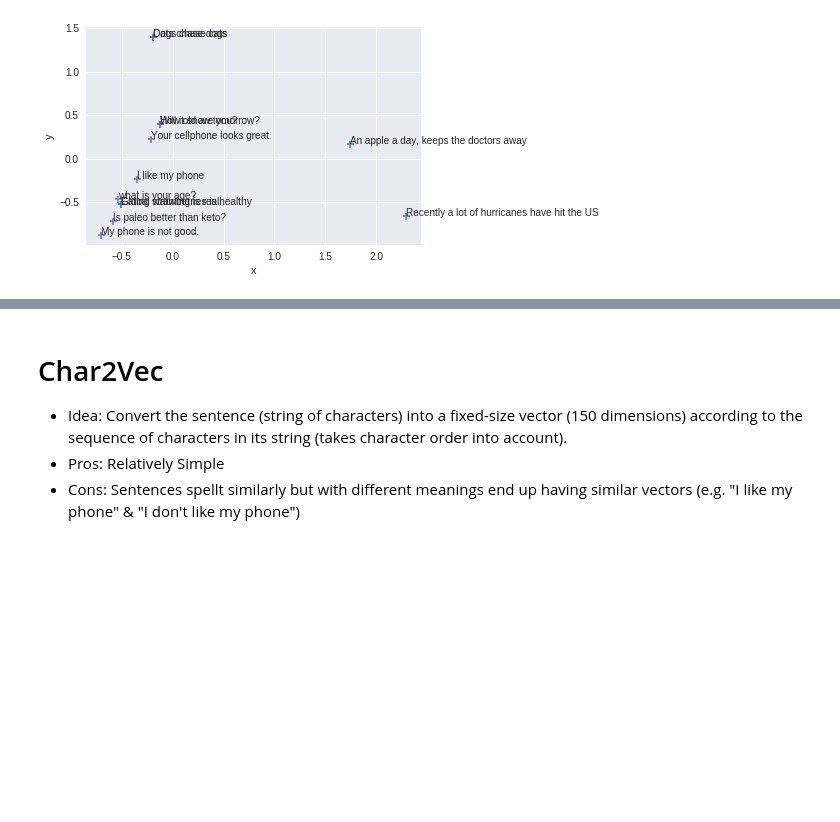
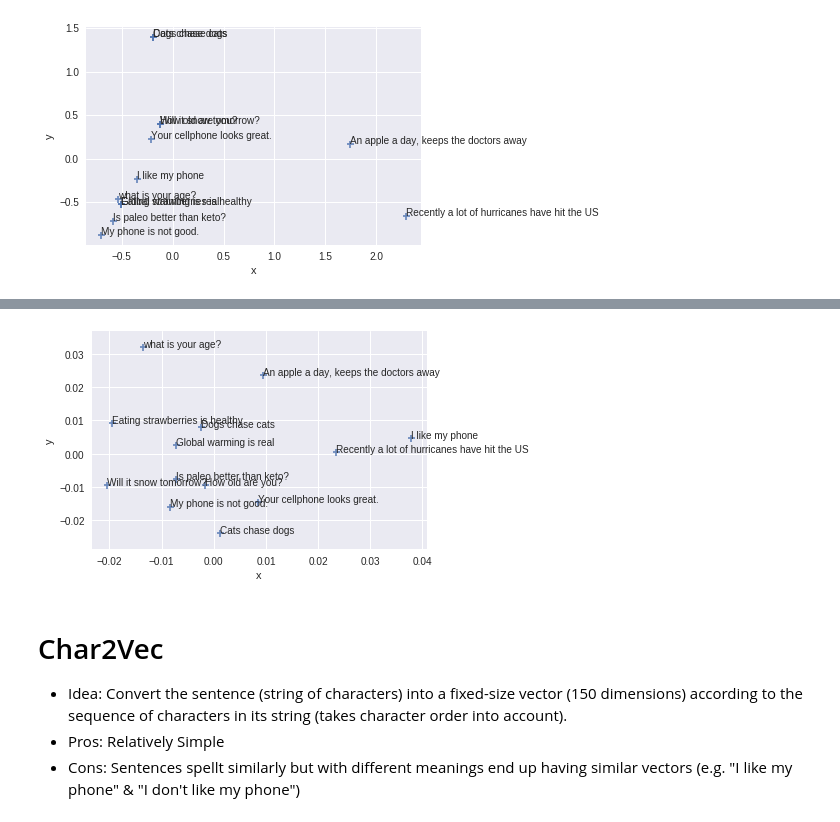
Before and after one commit to mohammedterry/NLP_for_ML, a Jupyter notebook: Sentence_Embeddings.ipynb, the cells around one changed output, grey strips where cells are left out. Drawn from its saved outputs; the diff is of its cells as text; code cells hidden in the pictures; blank space fills up the shorter version.

```diff
--- a/Sentence_Embeddings.ipynb
+++ b/Sentence_Embeddings.ipynb
@@ -96,3 +134,7 @@ plot_sentences(example_sentences, bow_vectors)
+# %%
+plot_sentences(example_sentences, d2v_vectors)
+# %% [output]
+[figure, added]
 # %% [markdown]
 # Char2Vec
 
```
Also changed, not shown: parts of 23 cells of this notebook.
